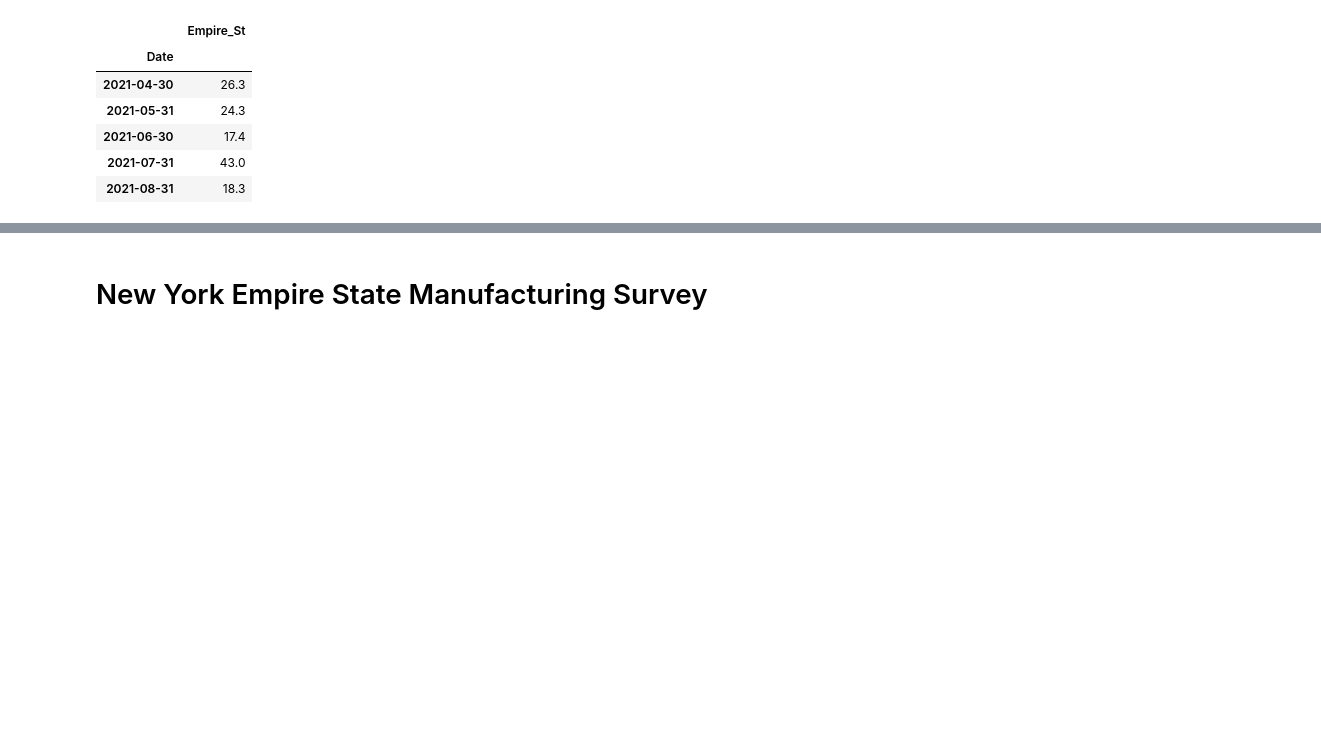
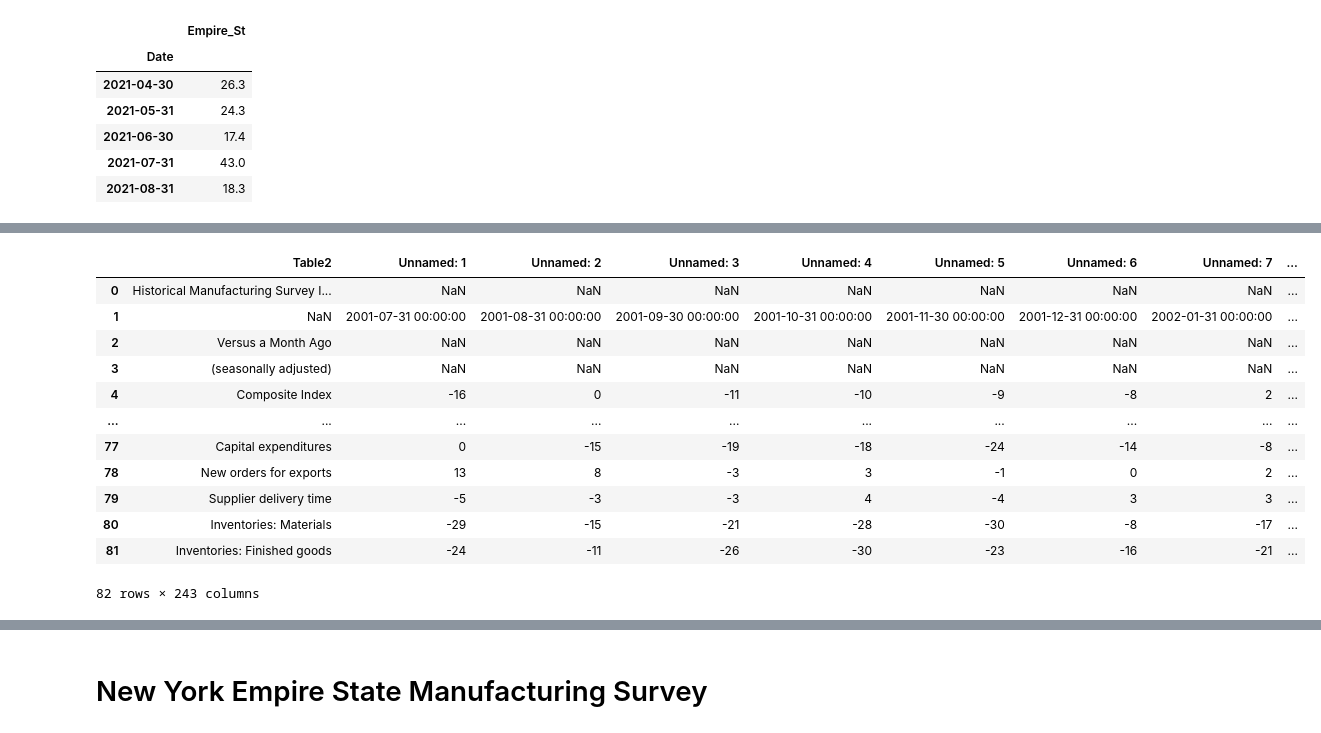
Before and after one commit to obsessedquant/GeoLocation-Vs-Covid-Analysis-and-Visualization, a Jupyter notebook: sam/Economic_Indicators.ipynb, the cells around one changed output, grey strips where cells are left out. Drawn from its saved outputs; the diff is of its cells as text; code cells hidden in the pictures; blank space fills up the shorter version.

```diff
--- a/sam/Economic_Indicators.ipynb
+++ b/sam/Economic_Indicators.ipynb
@@ -66,0 +106,28 @@ philly_clean_df.tail()
+# %%
+# Read data
+# Kansas City Manufacturing Survey data
+kansas_df = pd.read_excel('./Inputs/ManufSurvey_Augu_PR_2021-8-26-Table2.xlsx', engine='openpyxl')
+# philly_clean_df = philly_df[['DATE','GAC']]
+# philly_clean_df = philly_clean_df.rename(columns={
+#     "DATE":"Date",
+#     "GAC":"Philly"
+# })
+# philly_clean_df = philly_clean_df.set_index(['Date'])
+# # philly_clean_df.index = pd.to_datetime(philly_clean_df.index)
+# philly_clean_df.tail()
+
+kansas_df
+# %% [output]
+|  | Table2 | Unnamed: 1 | Unnamed: 2 | Unnamed: 3 | Unnamed: 4 | Unnamed: 5 | Unnamed: 6 | Unnamed: 7 | ... |
+| 0 | Historical Manufacturing Survey I... | NaN | NaN | NaN | NaN | NaN | NaN | NaN | ... |
+| 1 | NaN | 2001-07-31 00:00:00 | 2001-08-31 00:00:00 | 2001-09-30 00:00:00 | 2001-10-31 00:00:00 | 2001-11-30 00:00:00 | 2001-12-31 00:00:00 | 2002-01-31 00:00:00 | ... |
+| 2 | Versus a Month Ago | NaN | NaN | NaN | NaN | NaN | NaN | NaN | ... |
+| 3 | (seasonally adjusted) | NaN | NaN | NaN | NaN | NaN | NaN | NaN | ... |
+| 4 | Composite Index | -16 | 0 | -11 | -10 | -9 | -8 | 2 | ... |
+| ... | ... | ... | ... | ... | ... | ... | ... | ... | ... |
+| 77 | Capital expenditures | 0 | -15 | -19 | -18 | -24 | -14 | -8 | ... |
+| 78 | New orders for exports | 13 | 8 | -3 | 3 | -1 | 0 | 2 | ... |
+| 79 | Supplier delivery time | -5 | -3 | -3 | 4 | -4 | 3 | 3 | ... |
+| 80 | Inventories: Materials | -29 | -15 | -21 | -28 | -30 | -8 | -17 | ... |
+| 81 | Inventories: Finished goods | -24 | -11 | -26 | -30 | -23 | -16 | -21 | ... |
+82 rows × 243 columns
```
Also changed, not shown: parts of 18 cells of this notebook.
